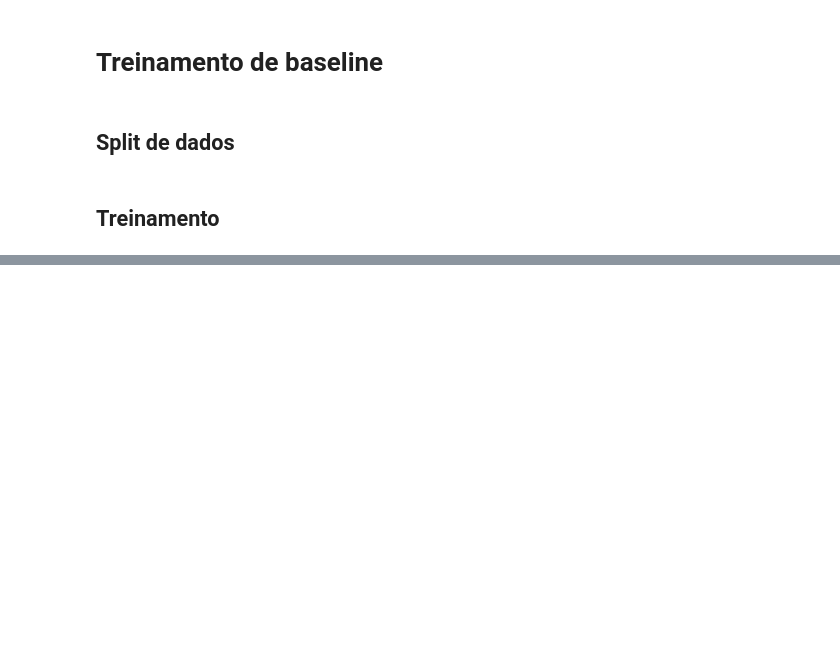
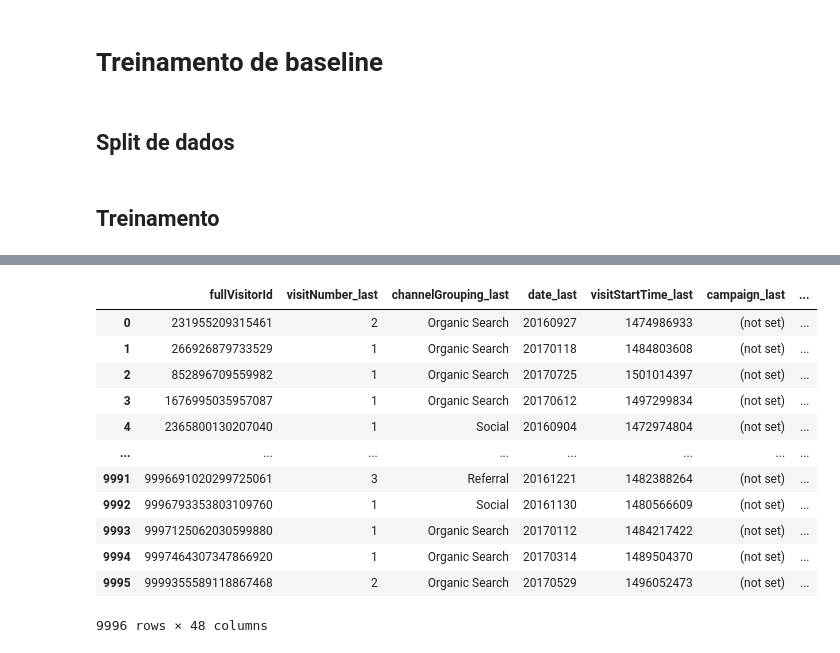
Before and after one commit to xpcosmos/regressao-linear-marketing, a Jupyter notebook: app.ipynb, the cells around one changed output, grey strips where cells are left out. Saved outputs shown, nothing was run; the diff lists cells and outputs as text; code cells hidden in the pictures; blank space fills up the shorter version.

```diff
--- a/app.ipynb
+++ b/app.ipynb
@@ -247,0 +389,16 @@ from sklearn.linear_model import LinearRegression
+# %%
+visits
+# %% [output]
+|  | fullVisitorId | visitNumber_last | channelGrouping_last | date_last | visitStartTime_last | campaign_last | ... |
+| 0 | 231955209315461 | 2 | Organic Search | 20160927 | 1474986933 | (not set) | ... |
+| 1 | 266926879733529 | 1 | Organic Search | 20170118 | 1484803608 | (not set) | ... |
+| 2 | 852896709559982 | 1 | Organic Search | 20170725 | 1501014397 | (not set) | ... |
+| 3 | 1676995035957087 | 1 | Organic Search | 20170612 | 1497299834 | (not set) | ... |
+| 4 | 2365800130207040 | 1 | Social | 20160904 | 1472974804 | (not set) | ... |
+| ... | ... | ... | ... | ... | ... | ... | ... |
+| 9991 | 9996691020299725061 | 3 | Referral | 20161221 | 1482388264 | (not set) | ... |
+| 9992 | 9996793353803109760 | 1 | Social | 20161130 | 1480566609 | (not set) | ... |
+| 9993 | 9997125062030599880 | 1 | Organic Search | 20170112 | 1484217422 | (not set) | ... |
+| 9994 | 9997464307347866920 | 1 | Organic Search | 20170314 | 1489504370 | (not set) | ... |
+| 9995 | 9999355589118867468 | 2 | Organic Search | 20170529 | 1496052473 | (not set) | ... |
+9996 rows × 48 columns
```
Also changed, not shown: parts of 13 cells of this notebook.
